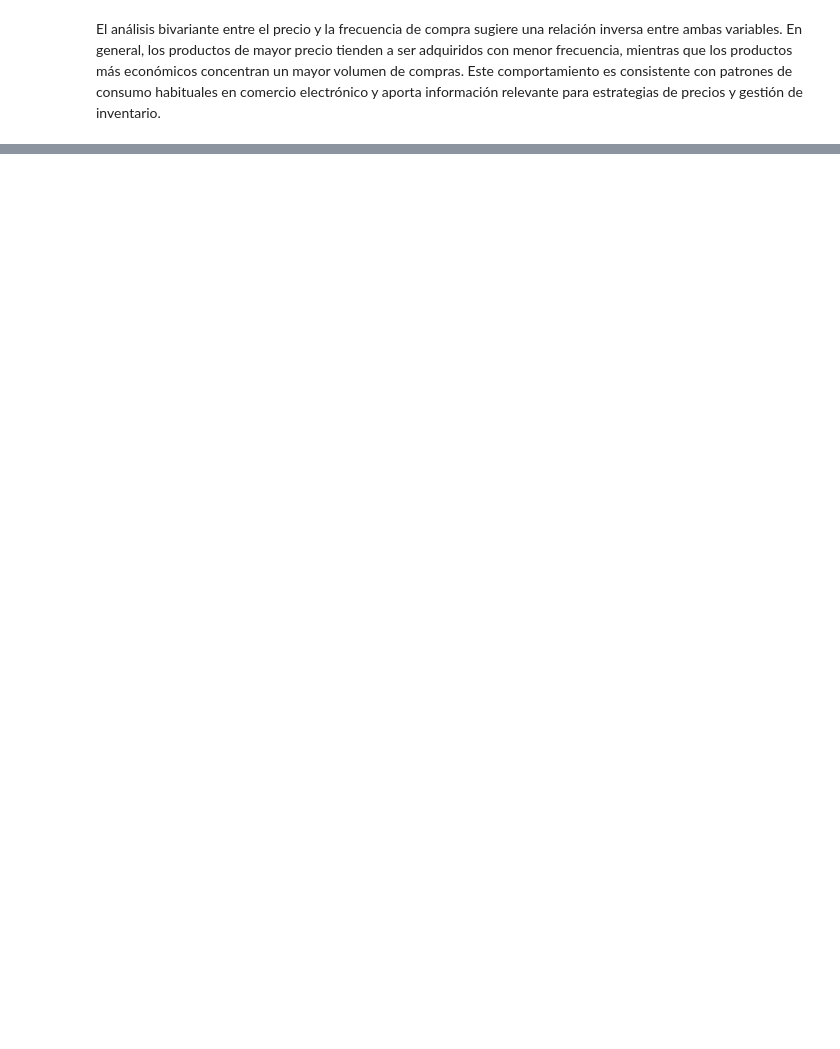
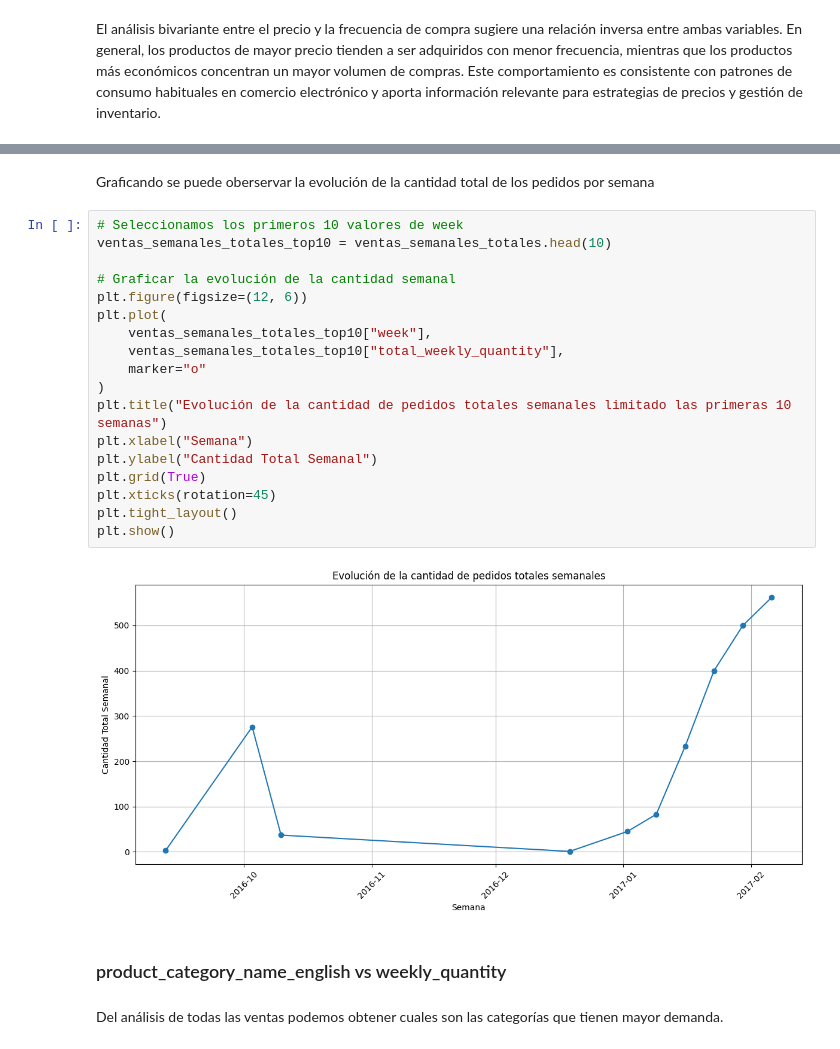
Before and after one commit to roguef07/TFM_Equipo_15, a Jupyter notebook: scrapping/EDA.ipynb, the cells around one changed output, grey strips where cells are left out. Drawn from its saved outputs; the diff is of its cells as text; blank space fills up the shorter version.

```diff
--- a/scrapping/EDA.ipynb
+++ b/scrapping/EDA.ipynb
@@ -839,0 +708,26 @@ También se hizo una gráfica de líneas de éstas 10 categorías para ver su co
+# %% [markdown]
+Graficando se puede oberservar la evolución de la cantidad total de los pedidos por semana
+# %%
+# Seleccionamos los primeros 10 valores de week
+ventas_semanales_totales_top10 = ventas_semanales_totales.head(10)
+
+# Graficar la evolución de la cantidad semanal
+plt.figure(figsize=(12, 6))
+plt.plot(
+    ventas_semanales_totales_top10["week"],
+    ventas_semanales_totales_top10["total_weekly_quantity"],
+    marker="o"
+)
+plt.title("Evolución de la cantidad de pedidos totales semanales limitado las primeras 10 semanas")
+plt.xlabel("Semana")
+plt.ylabel("Cantidad Total Semanal")
+plt.grid(True)
+plt.xticks(rotation=45)
+plt.tight_layout()
+plt.show()
+# %% [output]
+[figure, added]
+# %% [markdown]
+### product_category_name_english vs weekly_quantity
+# %% [markdown]
+Del análisis de todas las ventas podemos obtener cuales son las categorías que tienen mayor demanda.
```
Also changed, not shown: parts of 49 cells of this notebook.
